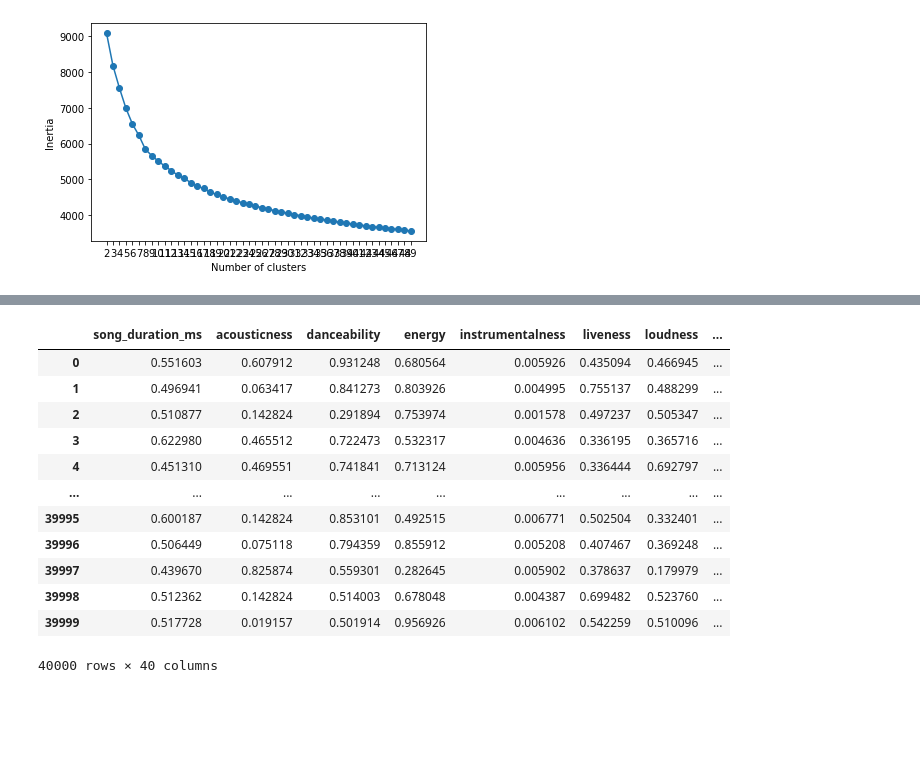
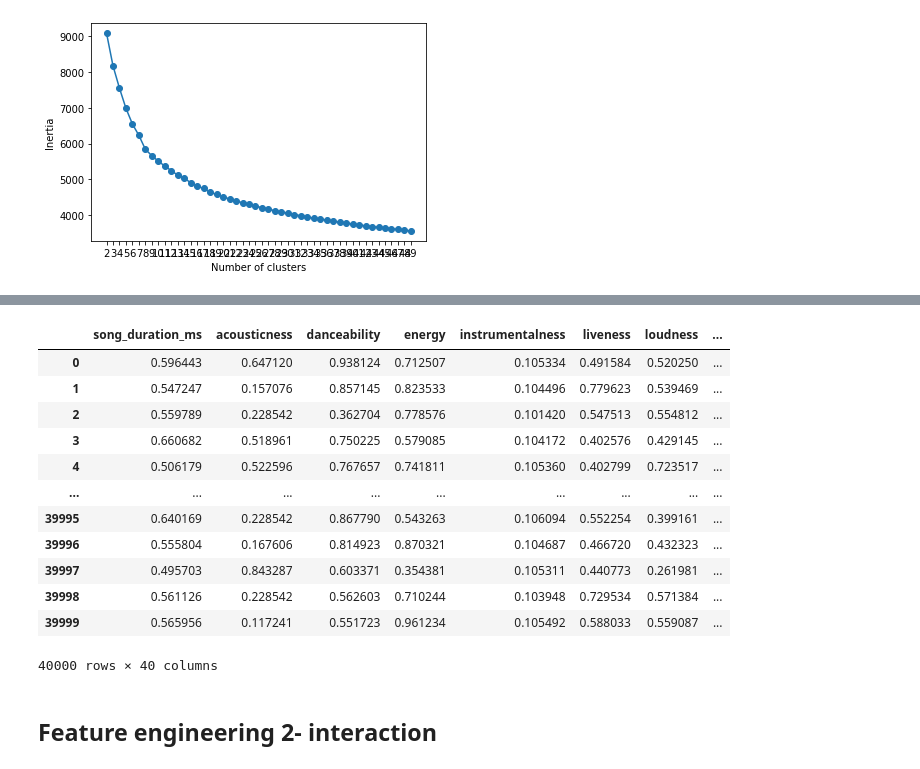
Before and after one commit to bengchew-lab/song-prediction, a Jupyter notebook: notebooks/beng/song_analysis_prediction_beng_v2.ipynb, the cells around one changed output, grey strips where cells are left out. Cells and saved outputs as stored; diff of their text form; code cells hidden in the pictures; blank space fills up the shorter version.

```diff
--- a/notebooks/beng/song_analysis_prediction_beng_v2.ipynb
+++ b/notebooks/beng/song_analysis_prediction_beng_v2.ipynb
@@ -246,17 +249,18 @@ twostep_pipe = Pipeline([
     ('transformation_pipe',transformation_pipe)
 ])
 
-test = twostep_pipe.fit_transform(X)
+X_2step = twostep_pipe.fit_transform(X)
 # %% [markdown]
 ## feature engineering 1 - kmeans
 # %%
+# 8 clusters show good cut of an elbow point
 minmax = MinMaxScaler()
-X =  pd.DataFrame(minmax.fit_transform(test), columns=test.columns)
+X_3step =  pd.DataFrame(minmax.fit_transform(X_2step), columns=X_2step.columns)
 
 inertia = {}
 for i in range(2,50):
     kmeans = KMeans(n_clusters=i, random_state=123)
-    kmeans.fit_predict(X[cont_vars])
+    kmeans.fit_predict(X_3step[cont_vars])
     inertia.update({i:kmeans.inertia_})
 
 inertia_df = pd.Series(inertia)
@@ -270,24 +291,30 @@ plt.show()
 # %%
 n_clusters = 8
 
 kmeans = KMeans(n_clusters=n_clusters, max_iter=500, n_init=20, random_state=123)
 cluster_cols = [f"cluster{i+1}" for i in range(n_clusters)]
-X_cd = kmeans.fit_transform(X[cont_vars])
-X_cd = pd.DataFrame(X_cd, columns=cluster_cols, index = X.index)
 
-X = X.join(X_cd)
-X
+minmax = MinMaxScaler(feature_range=(0.1,1,1))
+X_3step =  pd.DataFrame(minmax.fit_transform(X_2step), columns=X_2step.columns)
+
+X_kmeans = kmeans.fit_transform(X_3step[cont_vars])
+X_kmeans = pd.DataFrame(X_kmeans, columns=cluster_cols, index = X.index)
+
+X_3step = X_3step.join(X_kmeans)
+X_3step
 # %% [output]
 |  | song_duration_ms | acousticness | danceability | energy | instrumentalness | liveness | loudness | ... |
-| 0 | 0.551603 | 0.607912 | 0.931248 | 0.680564 | 0.005926 | 0.435094 | 0.466945 | ... |
-| 1 | 0.496941 | 0.063417 | 0.841273 | 0.803926 | 0.004995 | 0.755137 | 0.488299 | ... |
-| 2 | 0.510877 | 0.142824 | 0.291894 | 0.753974 | 0.001578 | 0.497237 | 0.505347 | ... |
-| 3 | 0.622980 | 0.465512 | 0.722473 | 0.532317 | 0.004636 | 0.336195 | 0.365716 | ... |
-| 4 | 0.451310 | 0.469551 | 0.741841 | 0.713124 | 0.005956 | 0.336444 | 0.692797 | ... |
+| 0 | 0.596443 | 0.647120 | 0.938124 | 0.712507 | 0.105334 | 0.491584 | 0.520250 | ... |
+| 1 | 0.547247 | 0.157076 | 0.857145 | 0.823533 | 0.104496 | 0.779623 | 0.539469 | ... |
+| 2 | 0.559789 | 0.228542 | 0.362704 | 0.778576 | 0.101420 | 0.547513 | 0.554812 | ... |
+| 3 | 0.660682 | 0.518961 | 0.750225 | 0.579085 | 0.104172 | 0.402576 | 0.429145 | ... |
+| 4 | 0.506179 | 0.522596 | 0.767657 | 0.741811 | 0.105360 | 0.402799 | 0.723517 | ... |
 | ... | ... | ... | ... | ... | ... | ... | ... | ... |
-| 39995 | 0.600187 | 0.142824 | 0.853101 | 0.492515 | 0.006771 | 0.502504 | 0.332401 | ... |
-| 39996 | 0.506449 | 0.075118 | 0.794359 | 0.855912 | 0.005208 | 0.407467 | 0.369248 | ... |
-| 39997 | 0.439670 | 0.825874 | 0.559301 | 0.282645 | 0.005902 | 0.378637 | 0.179979 | ... |
-| 39998 | 0.512362 | 0.142824 | 0.514003 | 0.678048 | 0.004387 | 0.699482 | 0.523760 | ... |
-| 39999 | 0.517728 | 0.019157 | 0.501914 | 0.956926 | 0.006102 | 0.542259 | 0.510096 | ... |
+| 39995 | 0.640169 | 0.228542 | 0.867790 | 0.543263 | 0.106094 | 0.552254 | 0.399161 | ... |
+| 39996 | 0.555804 | 0.167606 | 0.814923 | 0.870321 | 0.104687 | 0.466720 | 0.432323 | ... |
+| 39997 | 0.495703 | 0.843287 | 0.603371 | 0.354381 | 0.105311 | 0.440773 | 0.261981 | ... |
+| 39998 | 0.561126 | 0.228542 | 0.562603 | 0.710244 | 0.103948 | 0.729534 | 0.571384 | ... |
+| 39999 | 0.565956 | 0.117241 | 0.551723 | 0.961234 | 0.105492 | 0.588033 | 0.559087 | ... |
 40000 rows × 40 columns
+# %% [markdown]
+## Feature engineering 2- interaction
```
Also changed, not shown: parts of 32 cells of this notebook, 3 other files.
